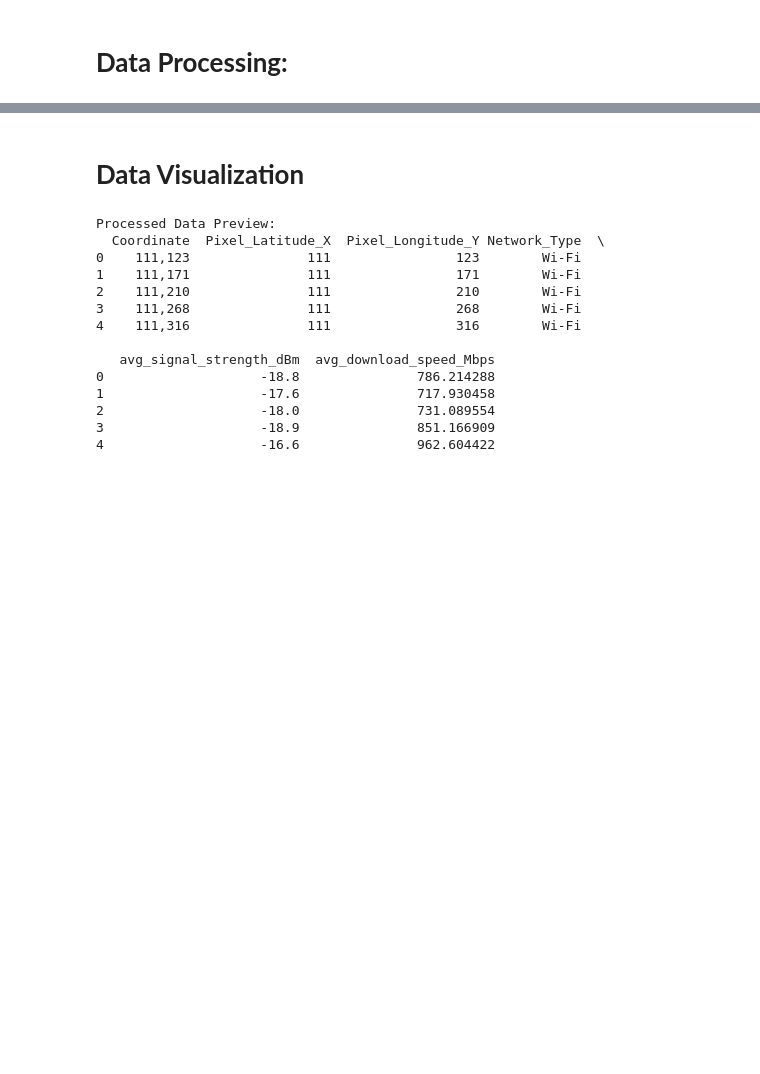
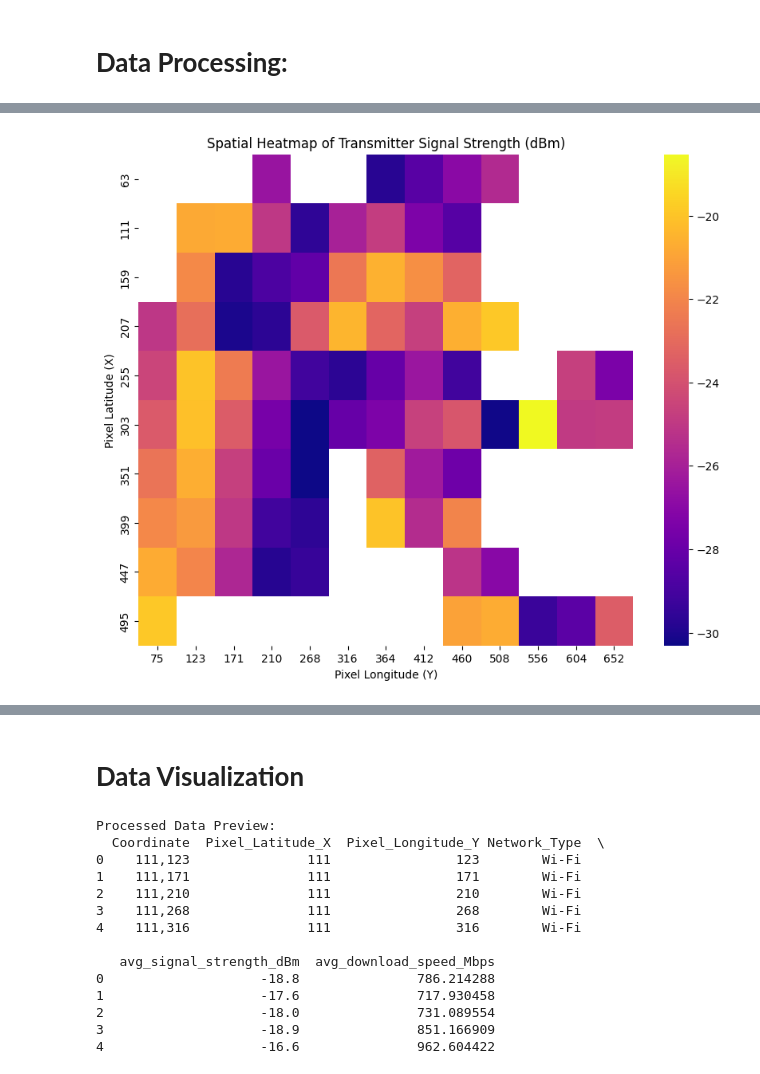
Before and after one commit to CodeWizard812/Signal-Strength-Prediction, a Jupyter notebook: Signal_strength_Data_Processing.ipynb, the cells around one changed output, grey strips where cells are left out. Cells and saved outputs as stored; diff of their text form; code cells hidden in the pictures; blank space fills up the shorter version.

```diff
--- a/Signal_strength_Data_Processing.ipynb
+++ b/Signal_strength_Data_Processing.ipynb
@@ -187,0 +501,12 @@ plt.show()
+# %%
+# Heatmap of average transmitter RSS
+plt.figure(figsize=(10, 8))
+pivot_tx = df.pivot_table(values='avg_transmitter_signal_strength_dBm',
+                          index='Pixel_Latitude_X', columns='Pixel_Longitude_Y')
+sns.heatmap(pivot_tx, cmap='plasma', annot=False)
+plt.title('Spatial Heatmap of Transmitter Signal Strength (dBm)')
+plt.xlabel('Pixel Longitude (Y)')
+plt.ylabel('Pixel Latitude (X)')
+plt.show()
+# %% [output]
+[figure, added]
```
Also changed, not shown: parts of 44 cells of this notebook, 1 other file.
